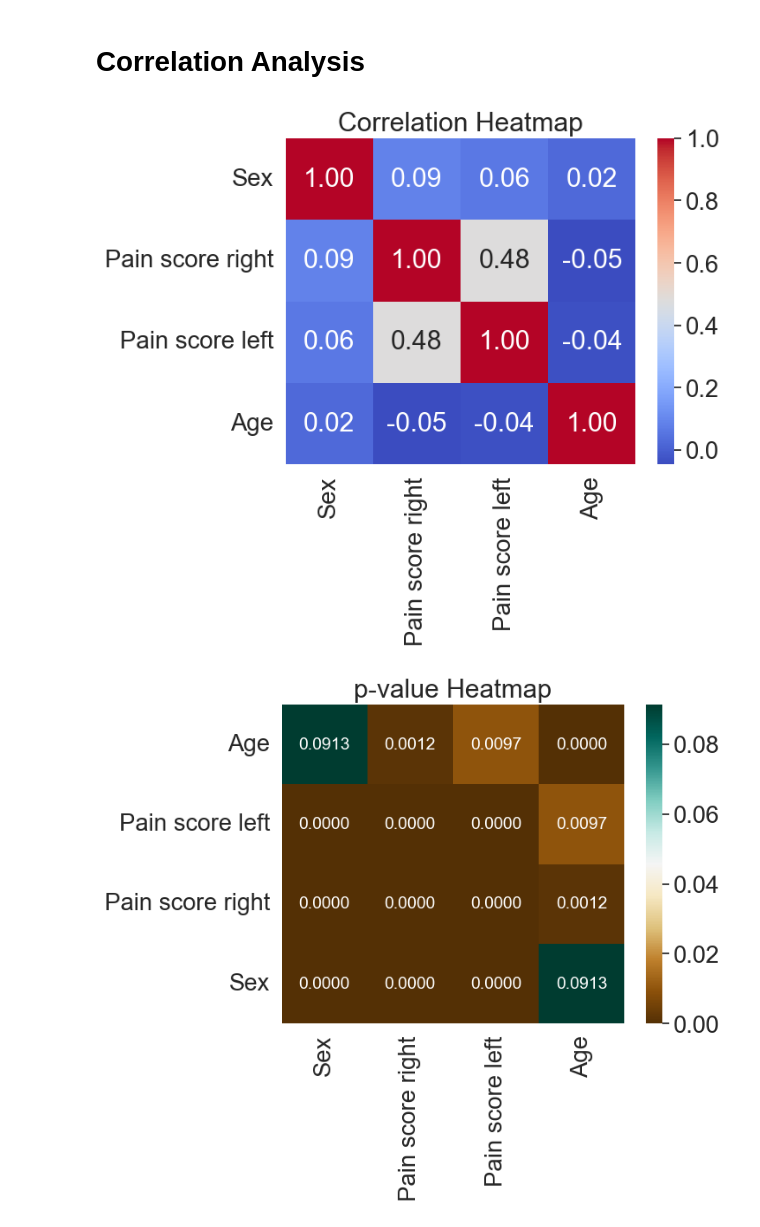
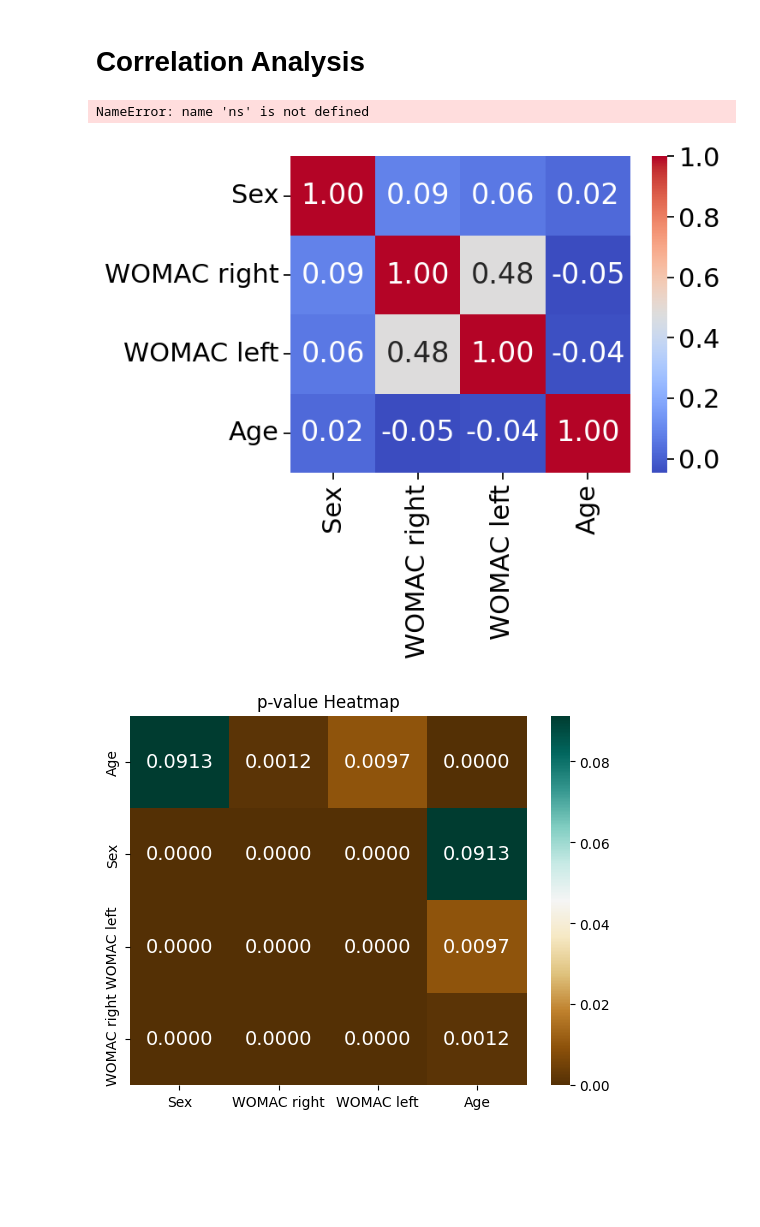
Before and after one commit to a-lundsgaard/XAI-in-Medical-Image-Analysis, a Jupyter notebook: notebooks/knee_data_exploration.ipynb, the cells around one changed output. Cells and saved outputs as stored; diff of their text form; code cells hidden in the pictures; blank space fills up the shorter version.

Commit message:
Change label to WOMAC on figures

```diff
--- a/notebooks/knee_data_exploration.ipynb
+++ b/notebooks/knee_data_exploration.ipynb
@@ -39,7 +39,7 @@ all_clinical_features = [
 processor = PatientDataProcessor(base_path=data_path)
 data_duplicate_sex = processor.load_all_clinical_data()[["Sex", "V00WOMKPR", "V00WOMKPL", "V00AGE"]]
 data = data_duplicate_sex.iloc[:, -4:]
-data = data.rename(columns={'V00WOMKPR': 'Pain score right', 'V00WOMKPL': 'Pain score left', 'V00AGE': 'Age'})
+data = data.rename(columns={'V00WOMKPR': 'WOMAC right', 'V00WOMKPL': 'WOMAC left', 'V00AGE': 'Age'})
 # %% [markdown]
 # Summary Statistics
 # %%
@@ -58,5 +58,6 @@ data.describe()
 # Visualization
 # %%
 sns.pairplot(data, corner=True)
+sns.set_context('notebook', font_scale=2)
 plt.show()
 # %% [output]
@@ -66,11 +67,13 @@ plt.show()
 # %%
 #plt.figure(figsize=(8, 8))
 correlation_matrix = data.corr()
 sns.heatmap(correlation_matrix, annot=True, cmap='coolwarm', fmt=".2f")
+ns.set_context('notebook', font_scale=2)
 plt.title('Correlation Heatmap')
 plt.show()
 # %% [output]
+NameError: name 'ns' is not defined
-[figure, old version]
+[figure, new version]
 # %%
 from scipy.stats import pearsonr
 
@@ -84,7 +87,8 @@ def calculate_pvalues(df):
     return pvalues
 # %%
 sns.heatmap(calculate_pvalues(data).astype(float), annot=True, annot_kws={"size": 14}, cmap='BrBG', fmt=".4f")
+ns.set_context('notebook', font_scale=1.5)
 plt.title('p-value Heatmap')
 plt.show()
 # %% [output]
-[figure, old version]
+[figure, new version]
```
Also changed, not shown: parts of 2 cells of this notebook.
